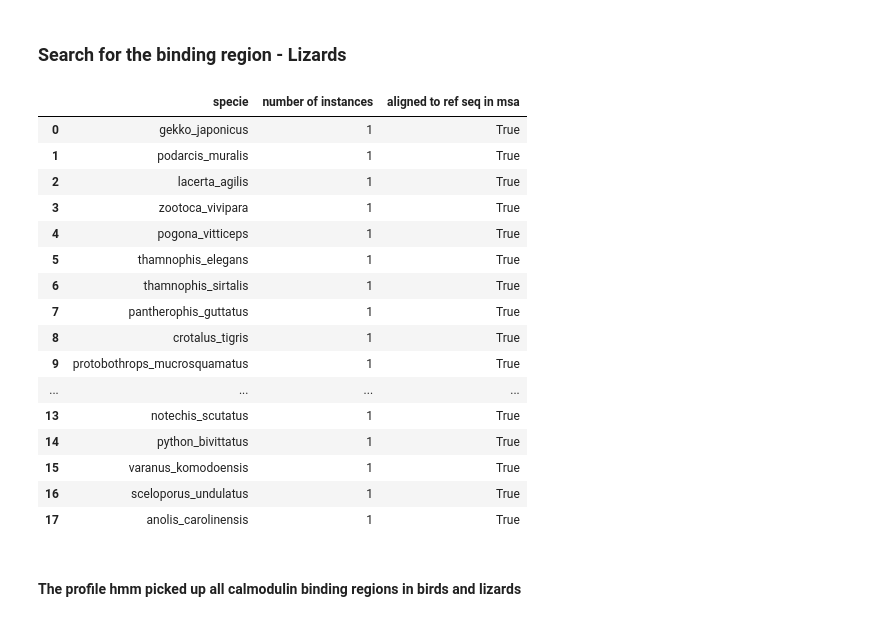
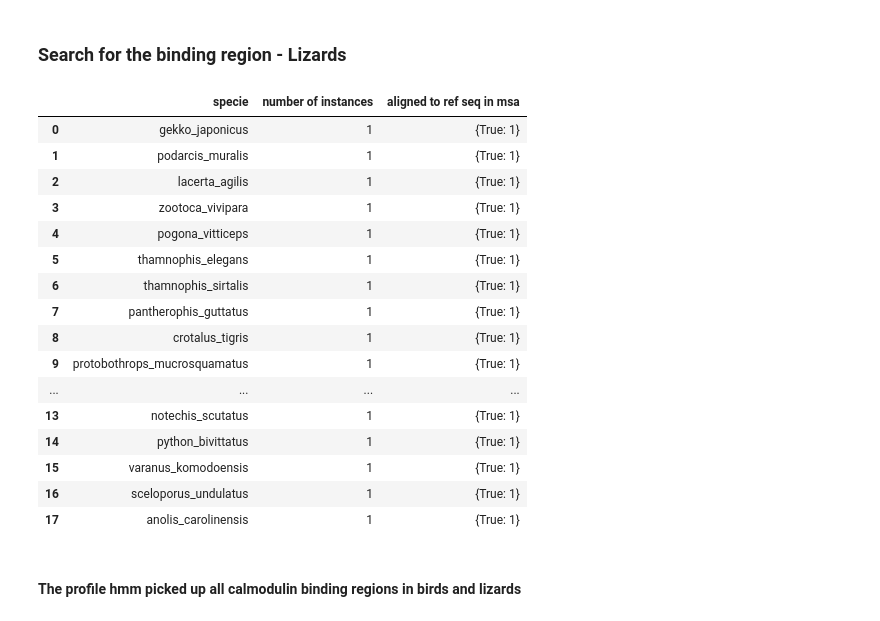
Before and after one commit to msarrias/akaps-evolutionary-study, a Jupyter notebook: 01-akap5_calmodulin_binding_region_analysis.ipynb, the cells around one changed output. Drawn from its saved outputs; the diff is of its cells as text; code cells hidden in the pictures.

Commit message:
fixed hmm hit and alignment coord overlaps identification

```diff
--- a/01-akap5_calmodulin_binding_region_analysis.ipynb
+++ b/01-akap5_calmodulin_binding_region_analysis.ipynb
@@ -287,29 +286,27 @@ hmm_hits_analysis_df(birds_regions_dict, wsk_hits_counter_birds, wsk_aling_coord
 # %%
 # search for the binding region - Lizards
 hmm_for_wsk_domain.search_binding_regions("profile_hmm/WSK_lizards_v1.sto","profile_hmm/hmm/WSK_v3.hmm",rept_seq_filename)
 wsk_lizards_v1_hmm_hits = read_sto_files("profile_hmm/WSK_lizards_v1.sto")
-
 wsk_hits_counter_lizards = dict(Counter([specie_name.rsplit('-')[0] for specie_name in wsk_lizards_v1_hmm_hits.keys()]))
-wsk_aling_coord_lizards = {specie:list(rept_regions_dict[specie].values())[0][0] for specie in rept_regions_dict.keys()}
-hmm_hits_analysis_df(rept_regions_dict, wsk_hits_counter_lizards, wsk_aling_coord_lizards, wsk_lizards_v1_hmm_hits)
+hmm_hits_analysis_df(rept_regions_dict, wsk_lizards_v1_hmm_hits)
 # %% [output]
 |  | specie | number of instances | aligned to ref seq in msa |
-| 0 | gekko_japonicus | 1 | True |
-| 1 | podarcis_muralis | 1 | True |
-| 2 | lacerta_agilis | 1 | True |
-| 3 | zootoca_vivipara | 1 | True |
-| 4 | pogona_vitticeps | 1 | True |
-| 5 | thamnophis_elegans | 1 | True |
-| 6 | thamnophis_sirtalis | 1 | True |
-| 7 | pantherophis_guttatus | 1 | True |
-| 8 | crotalus_tigris | 1 | True |
-| 9 | protobothrops_mucrosquamatus | 1 | True |
+| 0 | gekko_japonicus | 1 | {True: 1} |
+| 1 | podarcis_muralis | 1 | {True: 1} |
+| 2 | lacerta_agilis | 1 | {True: 1} |
+| 3 | zootoca_vivipara | 1 | {True: 1} |
+| 4 | pogona_vitticeps | 1 | {True: 1} |
+| 5 | thamnophis_elegans | 1 | {True: 1} |
+| 6 | thamnophis_sirtalis | 1 | {True: 1} |
+| 7 | pantherophis_guttatus | 1 | {True: 1} |
+| 8 | crotalus_tigris | 1 | {True: 1} |
+| 9 | protobothrops_mucrosquamatus | 1 | {True: 1} |
 | ... | ... | ... | ... |
-| 13 | notechis_scutatus | 1 | True |
-| 14 | python_bivittatus | 1 | True |
-| 15 | varanus_komodoensis | 1 | True |
-| 16 | sceloporus_undulatus | 1 | True |
-| 17 | anolis_carolinensis | 1 | True |
+| 13 | notechis_scutatus | 1 | {True: 1} |
+| 14 | python_bivittatus | 1 | {True: 1} |
+| 15 | varanus_komodoensis | 1 | {True: 1} |
+| 16 | sceloporus_undulatus | 1 | {True: 1} |
+| 17 | anolis_carolinensis | 1 | {True: 1} |
 # %% [markdown]
 #### The profile hmm picked up all calmodulin binding regions in birds and lizards
 # %%
```
Also changed, not shown: parts of 6 cells of this notebook, 1 other file.
